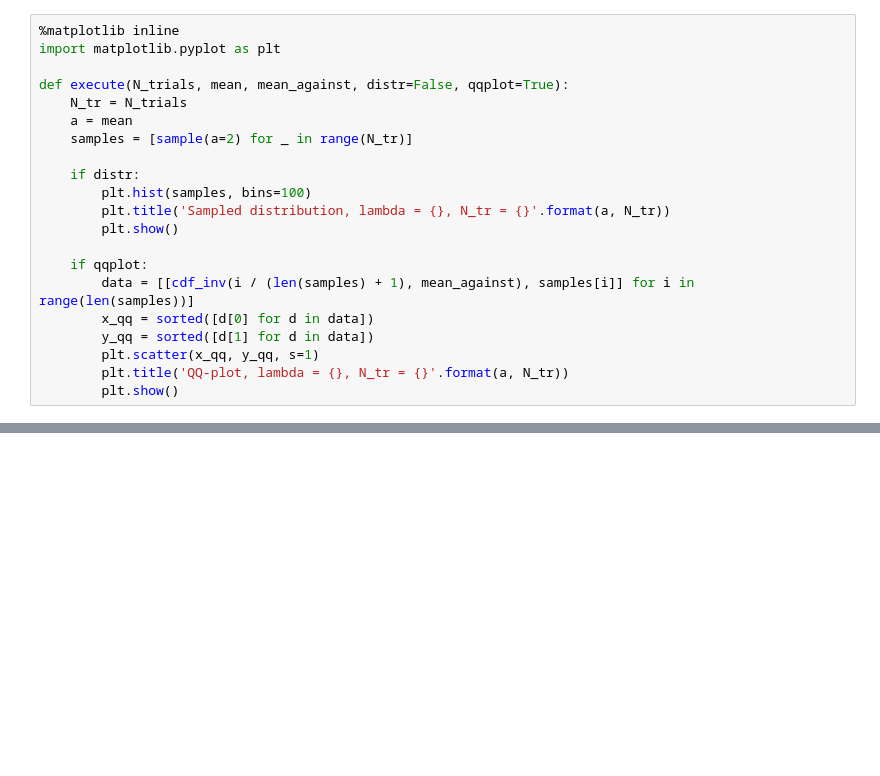
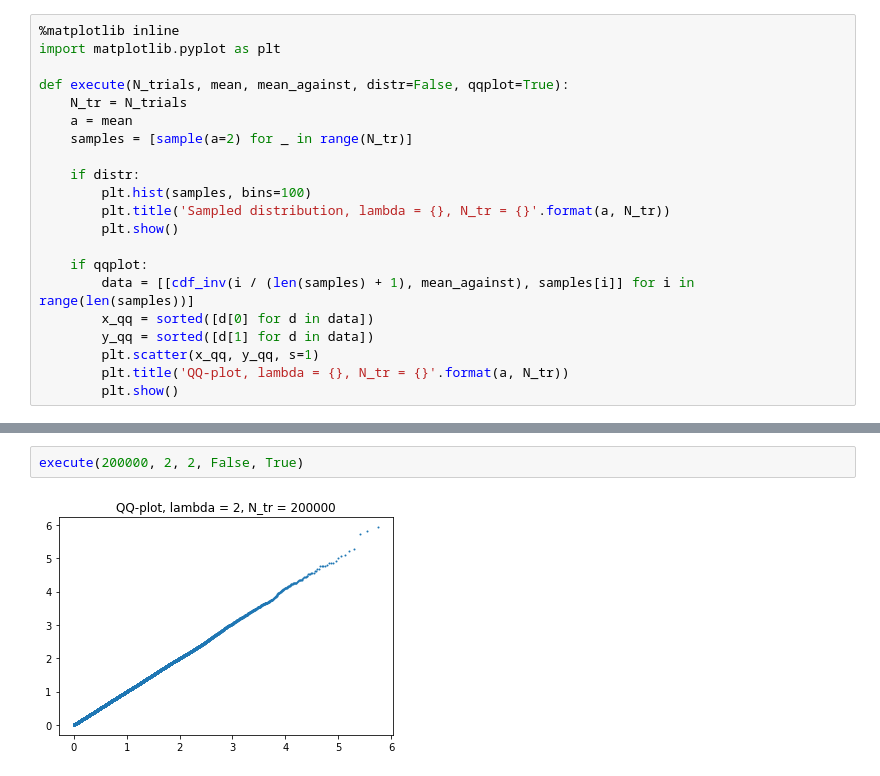
Before and after one commit to davidezanella/spe-assignments, a Jupyter notebook: Homework 2/delivery/report.ipynb, the cells around one changed output, grey strips where cells are left out. Saved outputs shown, nothing was run; the diff lists cells and outputs as text; blank space fills up the shorter version.

```diff
--- a/Homework 2/delivery/report.ipynb
+++ b/Homework 2/delivery/report.ipynb
@@ -1025 +1025,5 @@ execute(10000, 2, 2, True, True)
+# %%
+execute(200000, 2, 2, False, True)
+# %% [output]
+[figure, added]
 # %%
```
Also changed, not shown: parts of 2 cells of this notebook.
